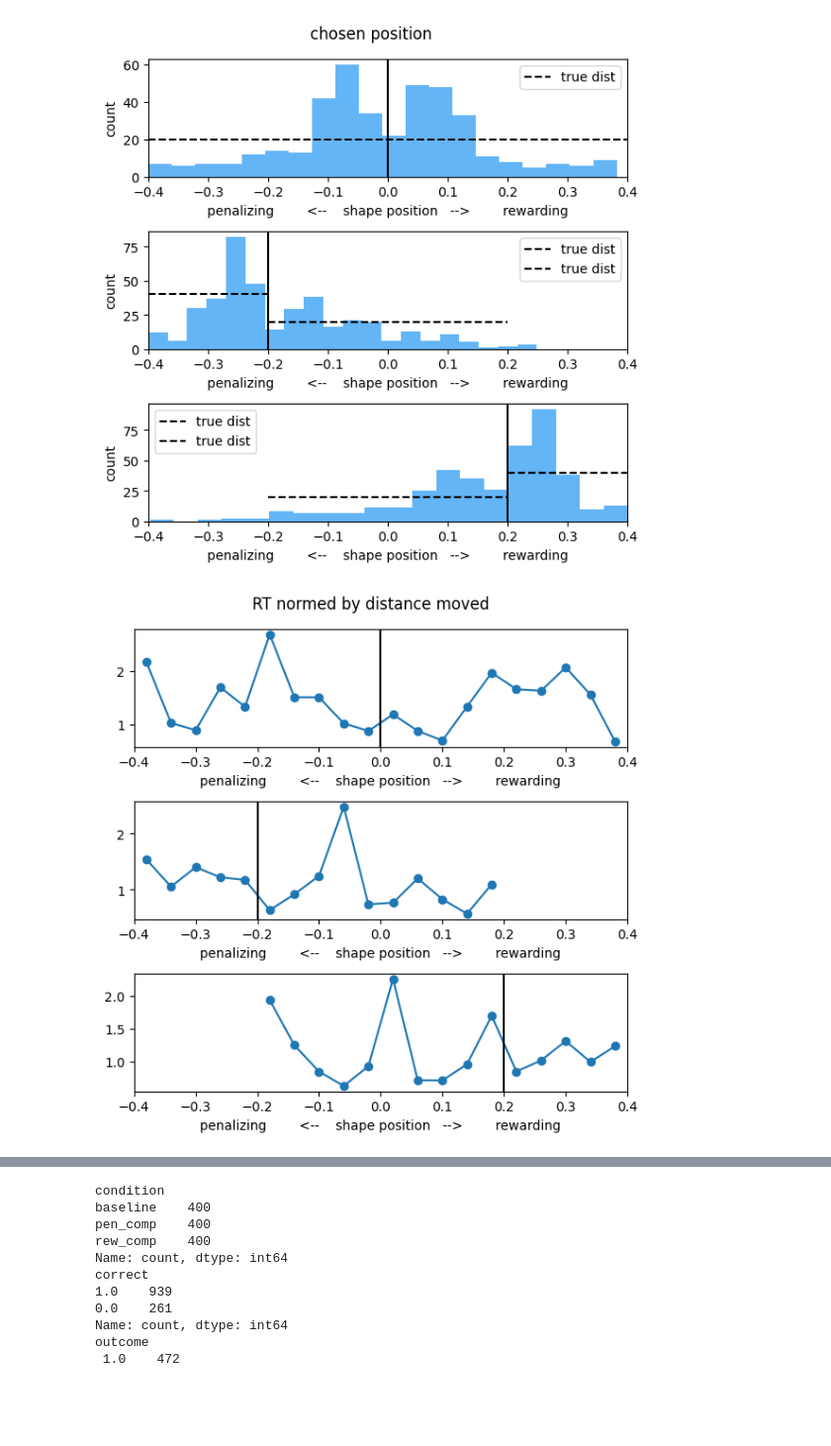
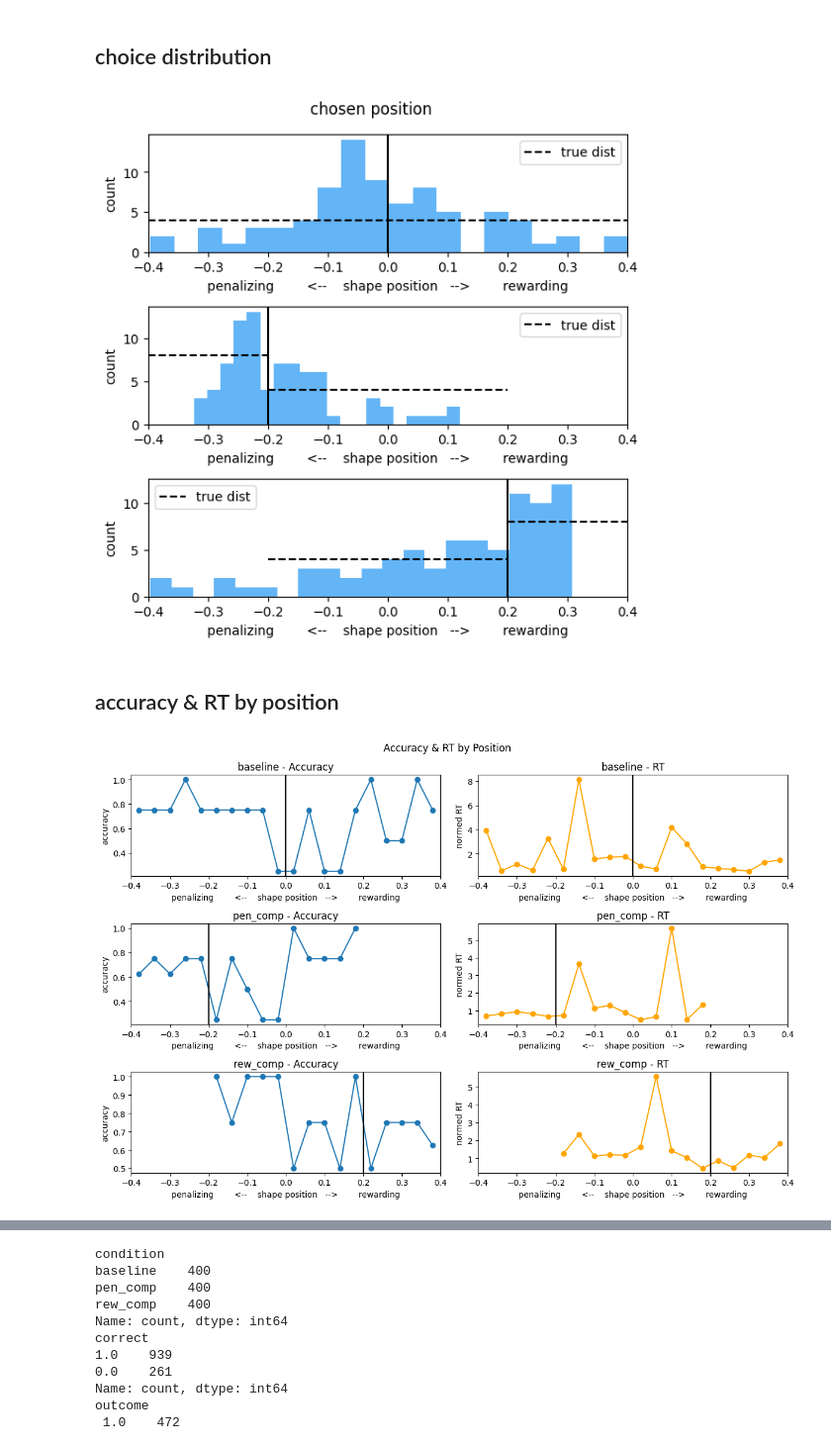
Before and after one commit to siyer7/asymmetry_design, a Jupyter notebook: code/beh_analyses.ipynb, the cells around one changed output, grey strips where cells are left out. Shown at 99% size. Cells and saved outputs as stored; diff of their text form; code cells hidden in the pictures; blank space fills up the shorter version.

```diff
--- a/code/beh_analyses.ipynb
+++ b/code/beh_analyses.ipynb
@@ -172,7 +177,8 @@ df_subjs
 # %%
+# select a particular subject for analysis
 subjs = df_subjs['subj'].unique()
 print(subjs)
-df_analysis = df_subjs[df_subjs['subj'] == '202509.0'].copy()
-df_analysis = df_subjs.copy()
+df_analysis = df_subjs[df_subjs['subj'] == '202511.0'].copy()
+# df_analysis = df_subjs.copy()
 df_analysis
 # %% [output]
@@ -225,3 +231,5 @@ plt.show()
+# %% [markdown]
+## choice distribution
 # %%
 fig, axs = plt.subplots(3, 1, figsize=(6, 6))
 axs, ax = axs.flatten(), 0
@@ -237,10 +245,10 @@ for cond, cond_df in df_analysis.groupby('condition'):
         axs[ax].axhline(base_count, color='black', linestyle='--', label='true dist')
     elif cond == 'pen_comp':
         axs[ax].hlines(comp_count, -.4, -.2, color='black', linestyle='--', label='true dist')
-        axs[ax].hlines(base_count, -.2, .2, color='black', linestyle='--', label='true dist')
+        axs[ax].hlines(base_count, -.2, .2, color='black', linestyle='--')
     elif cond == 'rew_comp':
         axs[ax].hlines(base_count, -.2, .2, color='black', linestyle='--', label='true dist')
-        axs[ax].hlines(comp_count, .2, .4, color='black', linestyle='--', label='true dist')
+        axs[ax].hlines(comp_count, .2, .4, color='black', linestyle='--')
     axs[ax].axvline(cond_df['div_pos_aligned'].iloc[0], color='black', linestyle='-')
     axs[ax].legend()
     ax += 1
@@ -250,23 +258,29 @@ plt.suptitle('chosen position')
 plt.tight_layout()
 plt.show()
 # %% [output]
-[figure, old version]
+[figure, new version]
+# %% [markdown]
+## accuracy & RT by position
 # %%
-fig, axs = plt.subplots(3, 1, figsize=(6, 6))
-axs, ax = axs.flatten(), 0
+fig, axs = plt.subplots(3, 2, figsize=(12, 8))
 
-for cond, cond_df in df_analysis.groupby('condition'):
+for i, (cond, cond_df) in enumerate(df_analysis.groupby('condition')):
+    mean_metrics = cond_df.groupby('stim_pos_aligned')[['correct', 'normed_RT']].mean().reset_index()
 
-    mean_metrics = cond_df.groupby('stim_pos_aligned')[['correct', 'normed_RT']].mean().reset_index()
-    axs[ax].set(xlabel='penalizing        <--    shape position   -->        rewarding', xlim=(-.4, .4))
-    # axs[ax].plot(mean_metrics['stim_pos_aligned'], mean_metrics['correct'], marker='o')
-    axs[ax].plot(mean_metrics['stim_pos_aligned'], mean_metrics['normed_RT'], marker='o')
-    axs[ax].axvline(cond_df['div_pos_aligned'].iloc[0], color='black', linestyle='-')
-    ax += 1
+    # Accuracy plot (column 1)
+    axs[i, 0].set(xlabel='penalizing        <--    shape position   -->        rewarding',
+                  ylabel='accuracy', xlim=(-.4, .4), title=f'{cond} - Accuracy')
+    axs[i, 0].plot(mean_metrics['stim_pos_aligned'], mean_metrics['correct'], marker='o')
+    axs[i, 0].axvline(cond_df['div_pos_aligned'].iloc[0], color='black', linestyle='-')
 
-# plt.suptitle('accuracy')
-plt.suptitle('RT normed by distance moved')
+    # RT plot (column 2)
+    axs[i, 1].set(xlabel='penalizing        <--    shape position   -->        rewarding',
+                  ylabel='normed RT', xlim=(-.4, .4), title=f'{cond} - RT')
+    axs[i, 1].plot(mean_metrics['stim_pos_aligned'], mean_metrics['normed_RT'], marker='o', color='orange')
+    axs[i, 1].axvline(cond_df['div_pos_aligned'].iloc[0], color='black', linestyle='-')
+
+plt.suptitle('Accuracy & RT by Position')
 plt.tight_layout()
 plt.show()
 # %% [output]
-[figure, old version]
+[figure, new version]
```
Also changed, not shown: parts of 12 cells of this notebook, 2 other files.
